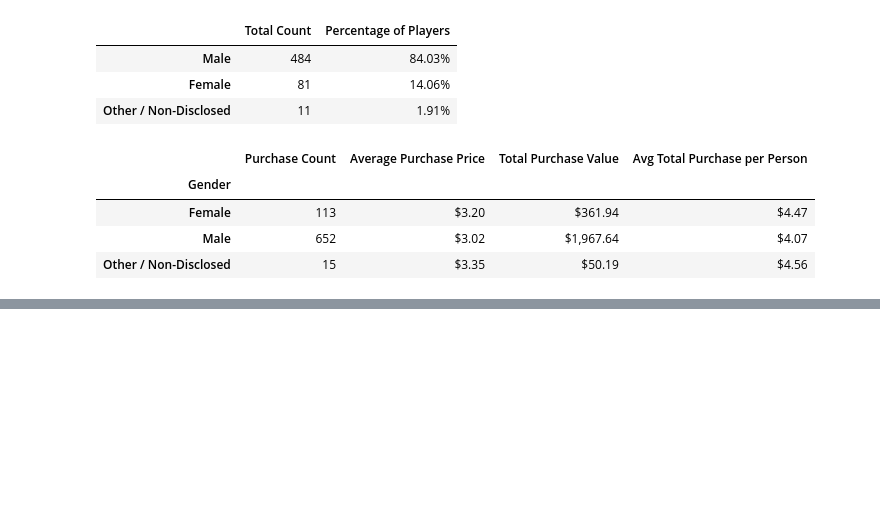
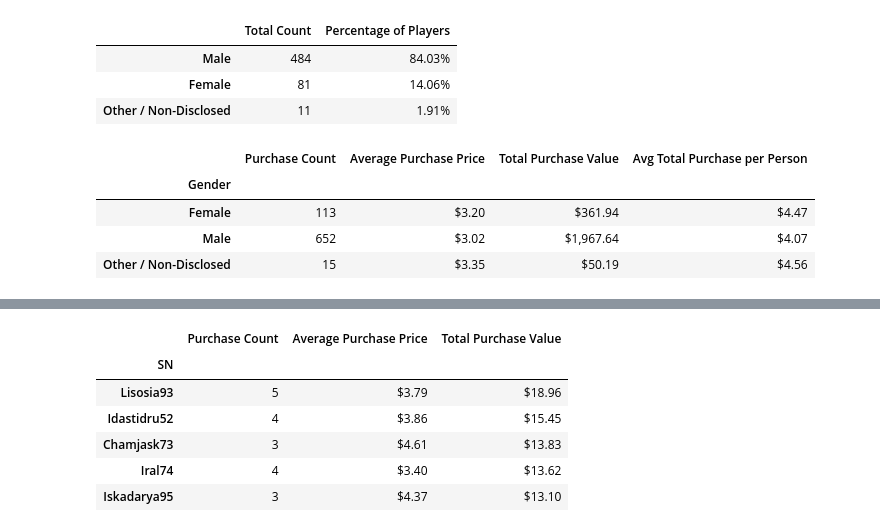
Before and after one commit to CoreyGaunt/pandas-challenge, a Jupyter notebook: HeroesOfPymoli/CHG_HeroesOfPymoli_Final.ipynb, the cells around one changed output, grey strips where cells are left out. Cells and saved outputs as stored; diff of their text form; code cells hidden in the pictures; blank space fills up the shorter version.

```diff
--- a/HeroesOfPymoli/CHG_HeroesOfPymoli_Final.ipynb
+++ b/HeroesOfPymoli/CHG_HeroesOfPymoli_Final.ipynb
@@ -259,0 +375,81 @@ See the caveats in the documentation: https://pandas.pydata.org/pandas-docs/stab
+# %%
+## TOP SPENDERS
+
+# setting my index to Screenname to enable loc searching
+
+tp = hop_df.set_index('SN')
+
+# commented out code block below showed me the top spenders in the group
+
+#tp1 = tp.groupby('SN').sum().sort_values(by='Price',ascending=False)
+
+#topValue = tp1["Price"].head()
+#topValue
+
+# creating my value lists for purchase count, average purchase price, and total purchase value
+
+# purchase count
+
+snPurch_count = {
+    "Lisosia93":tp.loc["Lisosia93","Purchase ID"].count(),
+    "Idastidru52":tp.loc["Idastidru52","Purchase ID"].count(),
+    "Chamjask73":tp.loc["Chamjask73","Purchase ID"].count(),
+    "Iral74":tp.loc["Iral74","Purchase ID"].count(),
+    "Iskadarya95":tp.loc["Iskadarya95","Purchase ID"].count()
+}
+
+# average purchase price
+
+snAvg_price = {
+    "Lisosia93":tp.loc["Lisosia93","Price"].mean(),
+    "Idastidru52":tp.loc["Idastidru52","Price"].mean(),
+    "Chamjask73":tp.loc["Chamjask73","Price"].mean(),
+    "Iral74":tp.loc["Iral74","Price"].mean(),
+    "Iskadarya95":tp.loc["Iskadarya95","Price"].mean()
+}
+
+# total purchase value
+
+snPurch_total = {
+    "Lisosia93":tp.loc["Lisosia93","Price"].sum(),
+    "Idastidru52":tp.loc["Idastidru52","Price"].sum(),
+    "Chamjask73":tp.loc["Chamjask73","Price"].sum(),
+    "Iral74":tp.loc["Iral74","Price"].sum(),
+    "Iskadarya95":tp.loc["Iskadarya95","Price"].sum()
+}
+
+# creating dictionary with my values
+
+top_s = {
+    "Purchase Count":snPurch_count,
+    "Average Purchase Price":snAvg_price,
+    "Total Purchase Value":snPurch_total
+}
+
+# turning the dictionary into a DataFrame and naming its index
+
+TopSpenders = pd.DataFrame(top_s)
+TopSpenders.index.name = 'SN'
+
+# formatting my DataFrame
+
+format_dict6 = {
+    "Purchase Count":"{:}",
+    "Average Purchase Price":"${:.2f}",
+    "Total Purchase Value":"${0:,.2f}",
+    "Avg Total Purchase per Person":"${:.2f}"
+}
+
+cleanedTopSpenders = TopSpenders.style.format(format_dict6)
+
+# printing the summary to the terminal
+
+cleanedTopSpenders
+# %% [output]
+|  | Purchase Count | Average Purchase Price | Total Purchase Value |
+| SN |  |  |  |
+| Lisosia93 | 5 | $3.79 | $18.96 |
+| Idastidru52 | 4 | $3.86 | $15.45 |
+| Chamjask73 | 3 | $4.61 | $13.83 |
+| Iral74 | 4 | $3.40 | $13.62 |
+| Iskadarya95 | 3 | $4.37 | $13.10 |
```
Also changed, not shown: parts of 7 cells of this notebook.
